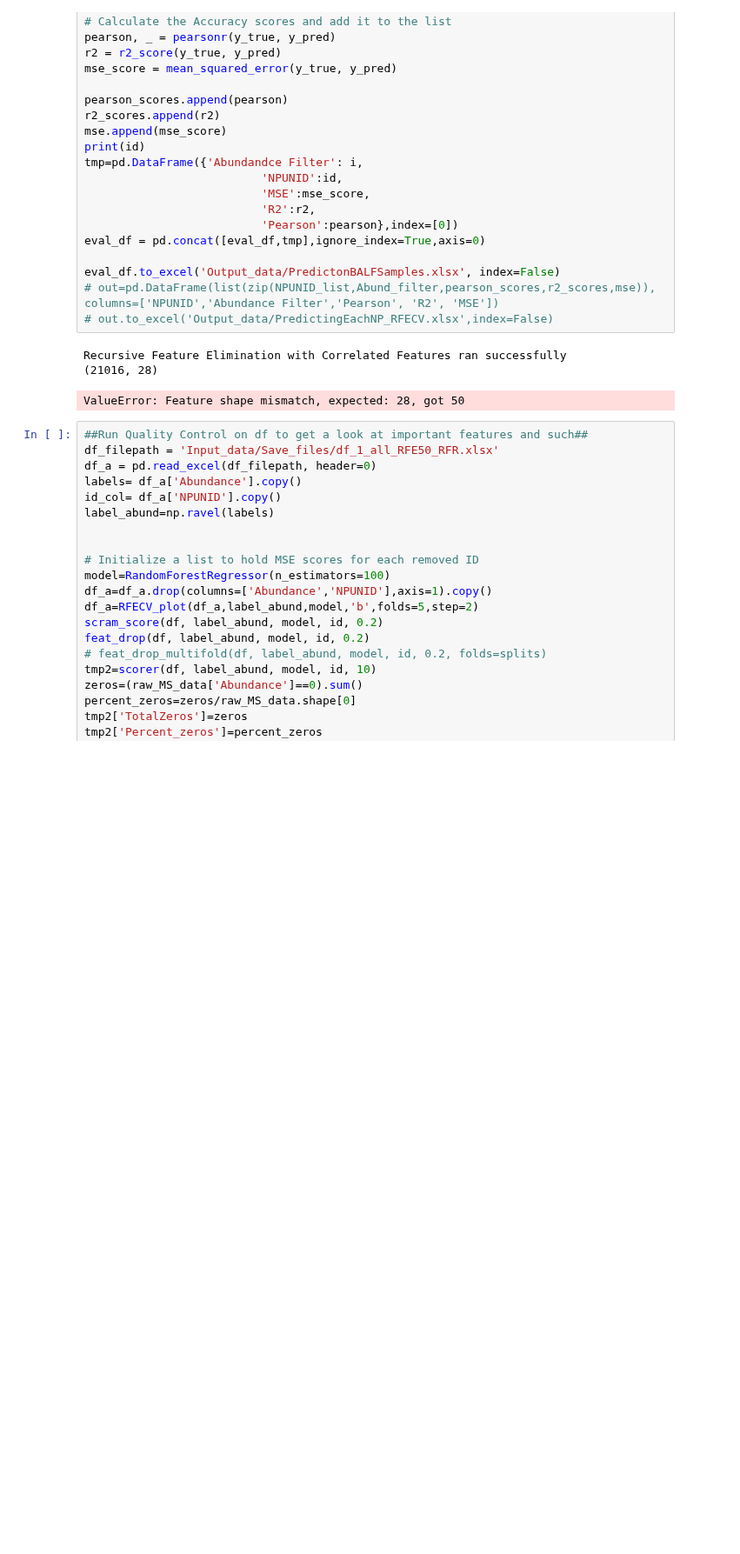
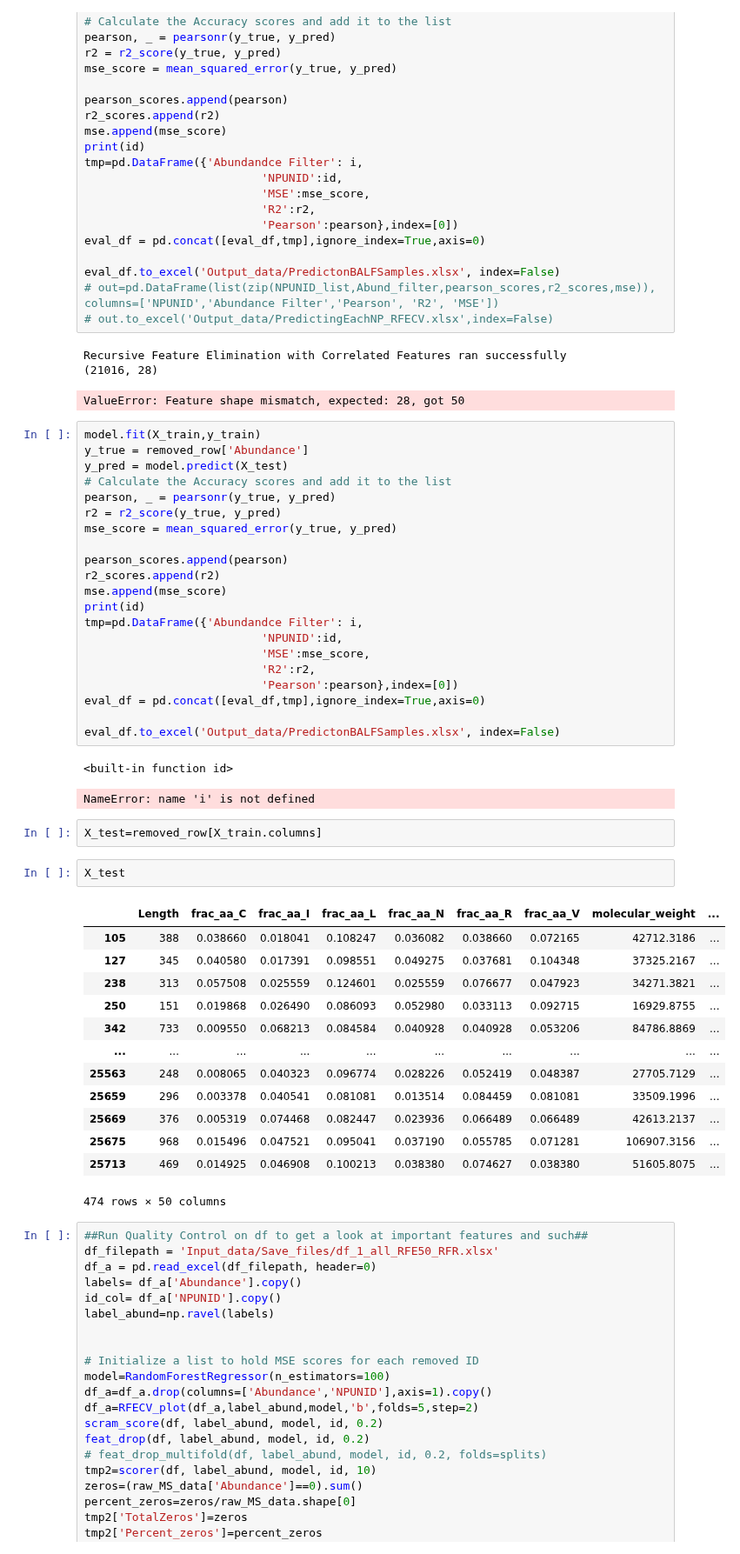
Before and after one commit to karst-poulsen/PC_ML_using_NSP, a Jupyter notebook: ML_5_pubpipe_Samples.ipynb, the cells around one changed output. Shown at 87% size. Cells and saved outputs as stored; diff of their text form; blank space fills up the shorter version.

```diff
--- a/ML_5_pubpipe_Samples.ipynb
+++ b/ML_5_pubpipe_Samples.ipynb
@@ -826,6 +855,48 @@ eval_df.to_excel('Output_data/PredictonBALFSamples.xlsx', index=False)
 Recursive Feature Elimination with Correlated Features ran successfully
 (21016, 28)
 ValueError: Feature shape mismatch, expected: 28, got 50
+# %%
+model.fit(X_train,y_train)
+y_true = removed_row['Abundance']
+y_pred = model.predict(X_test)
+# Calculate the Accuracy scores and add it to the list
+pearson, _ = pearsonr(y_true, y_pred)
+r2 = r2_score(y_true, y_pred)
+mse_score = mean_squared_error(y_true, y_pred)
+
+pearson_scores.append(pearson)
+r2_scores.append(r2)
+mse.append(mse_score)
+print(id)
+tmp=pd.DataFrame({'Abundandce Filter': i,
+                          'NPUNID':id,
+                          'MSE':mse_score,
+                          'R2':r2,
+                          'Pearson':pearson},index=[0])
+eval_df = pd.concat([eval_df,tmp],ignore_index=True,axis=0)
+
+eval_df.to_excel('Output_data/PredictonBALFSamples.xlsx', index=False)
+# %% [output]
+<built-in function id>
+NameError: name 'i' is not defined
+# %%
+X_test=removed_row[X_train.columns]
+# %%
+X_test
+# %% [output]
+|  | Length | frac_aa_C | frac_aa_I | frac_aa_L | frac_aa_N | frac_aa_R | frac_aa_V | molecular_weight | ... |
+| 105 | 388 | 0.038660 | 0.018041 | 0.108247 | 0.036082 | 0.038660 | 0.072165 | 42712.3186 | ... |
+| 127 | 345 | 0.040580 | 0.017391 | 0.098551 | 0.049275 | 0.037681 | 0.104348 | 37325.2167 | ... |
+| 238 | 313 | 0.057508 | 0.025559 | 0.124601 | 0.025559 | 0.076677 | 0.047923 | 34271.3821 | ... |
+| 250 | 151 | 0.019868 | 0.026490 | 0.086093 | 0.052980 | 0.033113 | 0.092715 | 16929.8755 | ... |
+| 342 | 733 | 0.009550 | 0.068213 | 0.084584 | 0.040928 | 0.040928 | 0.053206 | 84786.8869 | ... |
+| ... | ... | ... | ... | ... | ... | ... | ... | ... | ... |
+| 25563 | 248 | 0.008065 | 0.040323 | 0.096774 | 0.028226 | 0.052419 | 0.048387 | 27705.7129 | ... |
+| 25659 | 296 | 0.003378 | 0.040541 | 0.081081 | 0.013514 | 0.084459 | 0.081081 | 33509.1996 | ... |
+| 25669 | 376 | 0.005319 | 0.074468 | 0.082447 | 0.023936 | 0.066489 | 0.066489 | 42613.2137 | ... |
+| 25675 | 968 | 0.015496 | 0.047521 | 0.095041 | 0.037190 | 0.055785 | 0.071281 | 106907.3156 | ... |
+| 25713 | 469 | 0.014925 | 0.046908 | 0.100213 | 0.038380 | 0.074627 | 0.038380 | 51605.8075 | ... |
+474 rows × 50 columns
 # %%
 ##Run Quality Control on df to get a look at important features and such##
 df_filepath = 'Input_data/Save_files/df_1_all_RFE50_RFR.xlsx'
```
Also changed, not shown: parts of 9 cells of this notebook, 4 other files.
